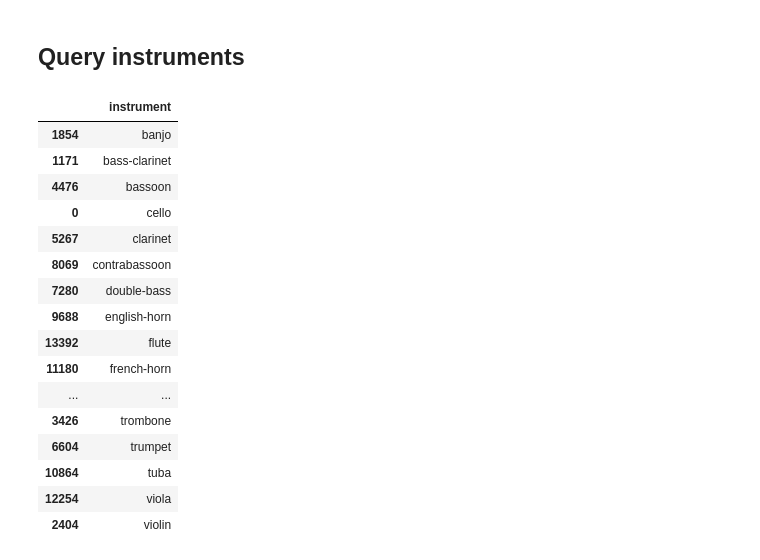
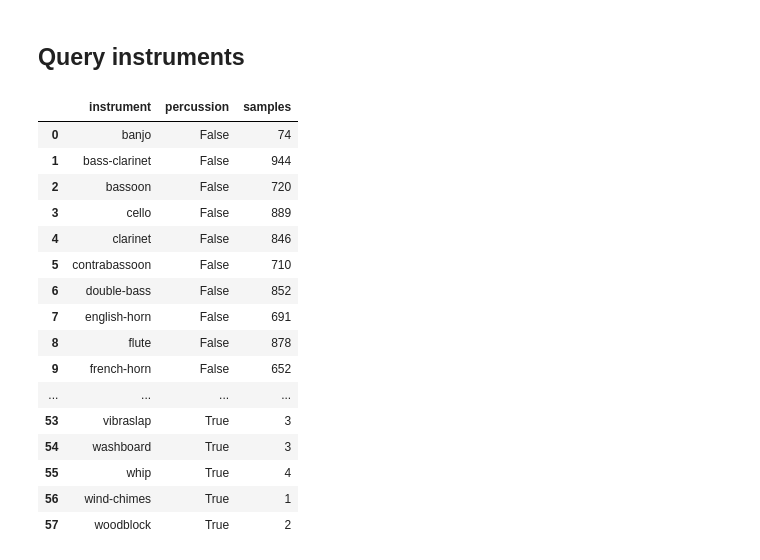
Before and after one commit to jurihock/philharmonia, a Jupyter notebook: notebooks/basics.ipynb, the cells around one changed output. Saved outputs shown, nothing was run; the diff lists cells and outputs as text; code cells hidden in the pictures.

```diff
--- a/notebooks/basics.ipynb
+++ b/notebooks/basics.ipynb
@@ -46,23 +46,29 @@ display.Audio(x, rate=sr)
 [figure]
 # %% [markdown]
 ## Query instruments
-# %%
-data.query("percussion==False").filter(['instrument']).sort_values(['instrument']).drop_duplicates()
-# %% [output]
-|  | instrument |
-| 1854 | banjo |
-| 1171 | bass-clarinet |
-| 4476 | bassoon |
-| 0 | cello |
-| 5267 | clarinet |
-| 8069 | contrabassoon |
-| 7280 | double-bass |
-| 9688 | english-horn |
-| 13392 | flute |
-| 11180 | french-horn |
-| ... | ... |
-| 3426 | trombone |
-| 6604 | trumpet |
-| 10864 | tuba |
-| 12254 | viola |
-| 2404 | violin |
+# %%
+data.filter(['instrument', 'percussion']) \
+    .groupby(['instrument', 'percussion']) \
+        [['instrument']] \
+    .count() \
+    .rename(columns={'instrument': 'samples'}) \
+    .sort_values(['percussion', 'instrument']) \
+    .reset_index()
+# %% [output]
+|  | instrument | percussion | samples |
+| 0 | banjo | False | 74 |
+| 1 | bass-clarinet | False | 944 |
+| 2 | bassoon | False | 720 |
+| 3 | cello | False | 889 |
+| 4 | clarinet | False | 846 |
+| 5 | contrabassoon | False | 710 |
+| 6 | double-bass | False | 852 |
+| 7 | english-horn | False | 691 |
+| 8 | flute | False | 878 |
+| 9 | french-horn | False | 652 |
+| ... | ... | ... | ... |
+| 53 | vibraslap | True | 3 |
+| 54 | washboard | True | 3 |
+| 55 | whip | True | 4 |
+| 56 | wind-chimes | True | 1 |
+| 57 | woodblock | True | 2 |
```
Also changed, not shown: parts of 1 cell of this notebook.
